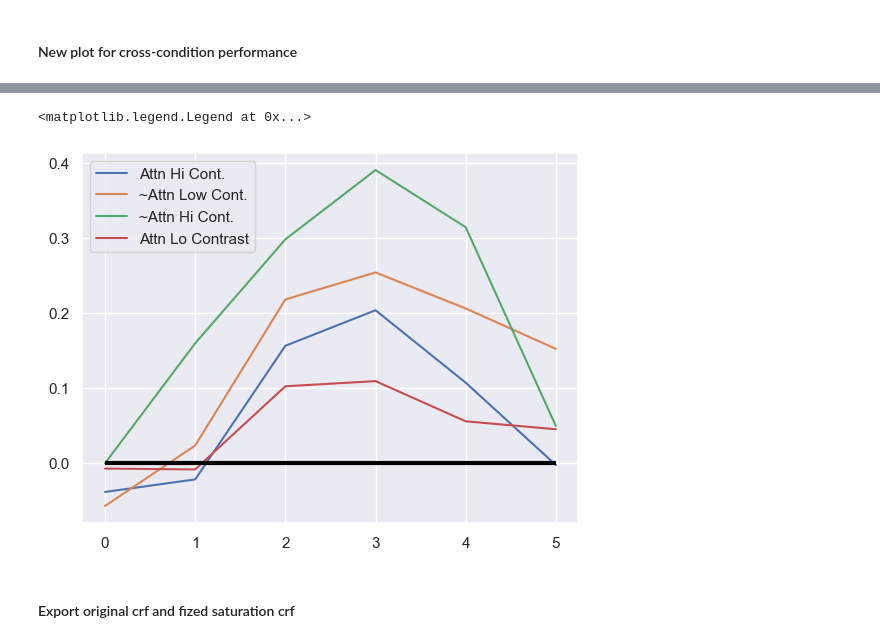
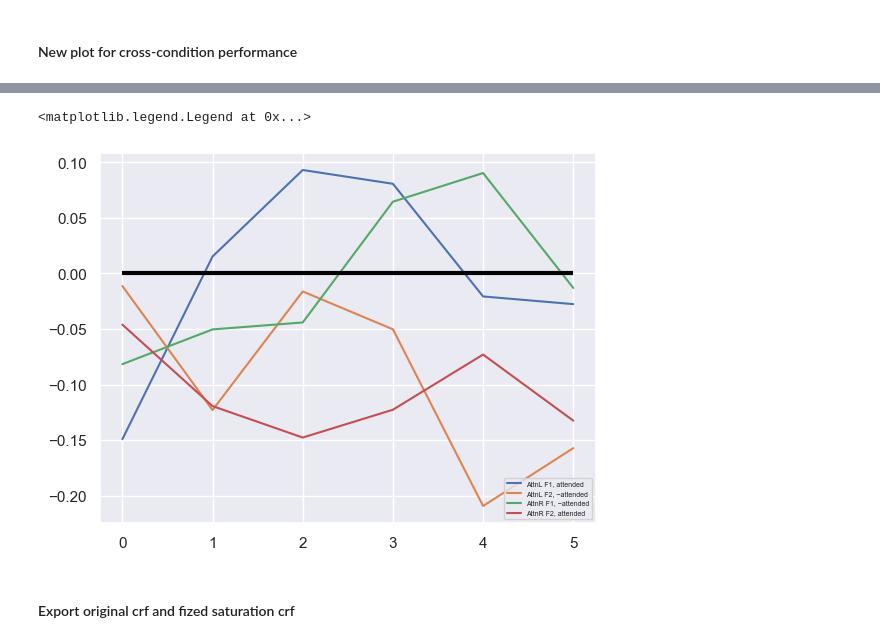
Before and after one commit to PatriciaNL/LTP_analysis, a Jupyter notebook: PythonScripts/ProcessingPipeline/S4_Mod_CRFData.ipynb, the cells around one changed output, grey strips where cells are left out. Cells and saved outputs as stored; diff of their text form; code cells hidden in the pictures.

```diff
--- a/PythonScripts/ProcessingPipeline/S4_Mod_CRFData.ipynb
+++ b/PythonScripts/ProcessingPipeline/S4_Mod_CRFData.ipynb
@@ -36,7 +33,7 @@ os.chdir(MainDir) # change old dir, to this dir
 d = os.listdir(MainDir) # list files in dir
 print(f'Files on hand: {d}')
 ##############################################
-FileN = d[2] # choose one
+FileN = d[0] # choose one
 file_path1 = os.path.join(MainDir, FileN) # join paths and prep 2 load
 print('Current WD:',file_path1) # does path exist ... ?
 print('Does File #1 Exist?',os.path.exists(file_path1)) # yes or no
@@ -80,18 +82,16 @@ def FixSaturation(NumBins,NumHarms,x):
 # %%
-loadData = pkl.load(open(file_path1,'rb'))
-print(loadData.keys())
+diff_data = loadData['DiffData'] # post - pre crf difference data per subj per condition per harmonic
+diff_eb = loadData['DiffErrorBars']
 
-diff_data = loadData['DiffData']
-pp_data = loadData['PPData']
+pp_data = loadData['PPData'] # pre post data
 acrf = loadData['Avg']
 eb = loadData['ErrorBars']
-data_labels = ['F1 AttnL Hi-C','F2 AttnL Lo_C','F1 AttnR Hi_C','F2 AttnR Lo-C']
-#['AtnL(100%) Hi Contrast(100%)','AtnL(100%) Lo Contrast(1%)','AtnR(1%) Hi Contrast(100%)','AtnR(1%) Lo Contrast(1%)']#loadData['DictMainKeys'] # condition labels for data + data_1s dict keys
-data_label = ['AttnL Hi-C',' AttnL Lo_C','AttnR Hi_C','AttnR Lo_C']
+
+data_labels = ['AttnL F1, attended','AttnL F2, ~attended','AttnR F1, ~attended','AttnR F2, attended']
 contrast_levels = loadData['ContLevs'] # array for contrast labels (indexing)
 contrast_labs = loadData['crfLabs'] # list for contrast labels (plotting)
 note = loadData['VoiceMemo'] # personal note
 print(note)
 H_labs = ['2','4','6','8']
-coSubNames = loadData['coSubNames']
+coSubNames = loadData['SubjNames']
 # %% [output]
@@ -336,13 +306,13 @@ Text(0.5, 0.98, 'Average Response Difference Across Conditions')
 # %%
-xh = 0
+xh = 1
 for i in range(NumConds):
     cm = np.mean(diff_data[i],axis = 0)
-    plt.plot(cm[0+(xh*NumBins):NumBins+(xh*NumBins)],label = data_label[i])
+    plt.plot(cm[0+(xh*NumBins):NumBins+(xh*NumBins)],label = data_labels[i])
 plt.hlines(0,xmin = 0,xmax = 5, color = 'black',linewidth =3)
-plt.legend()
+plt.legend(loc = 'lower right',fontsize = 5)
 # %% [output]
 <matplotlib.legend.Legend at 0x...>
-[figure, old version]
+[figure, new version]
 # %% [markdown]
 #### Export original crf and fized saturation crf
 # %%
```
Also changed, not shown: parts of 11 cells of this notebook, 4 other files.
